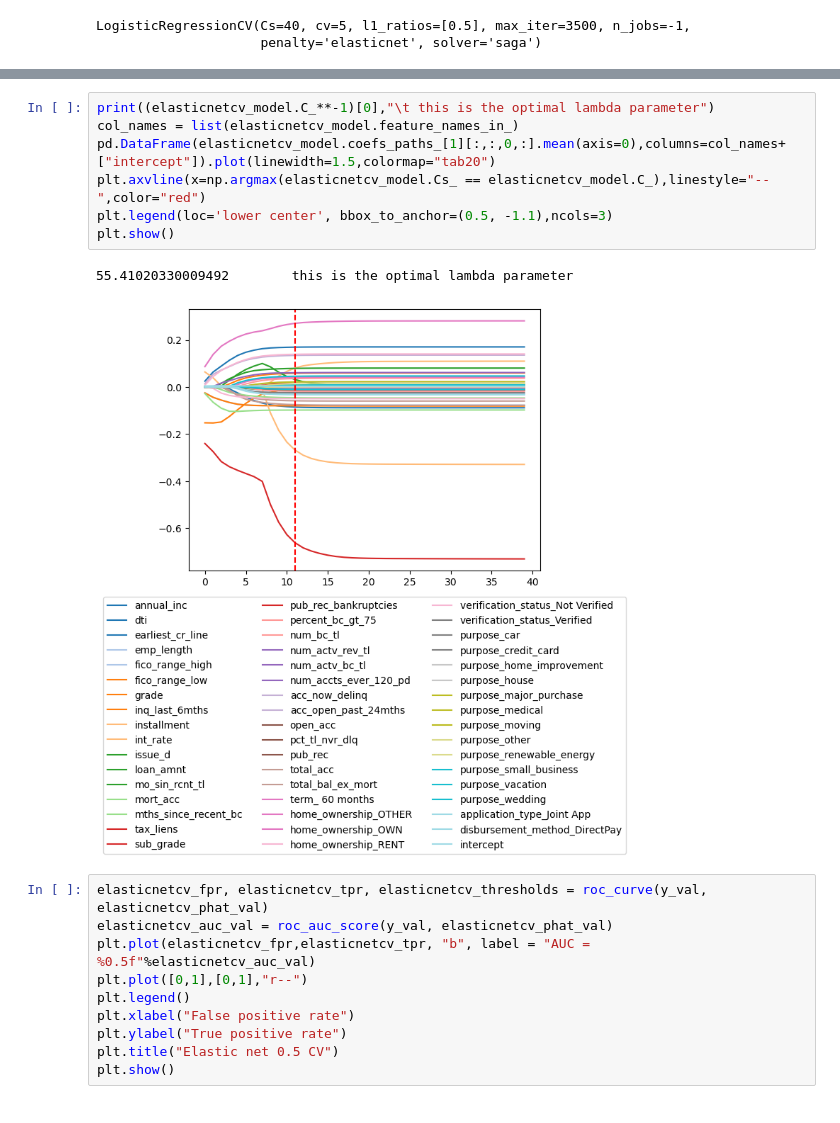
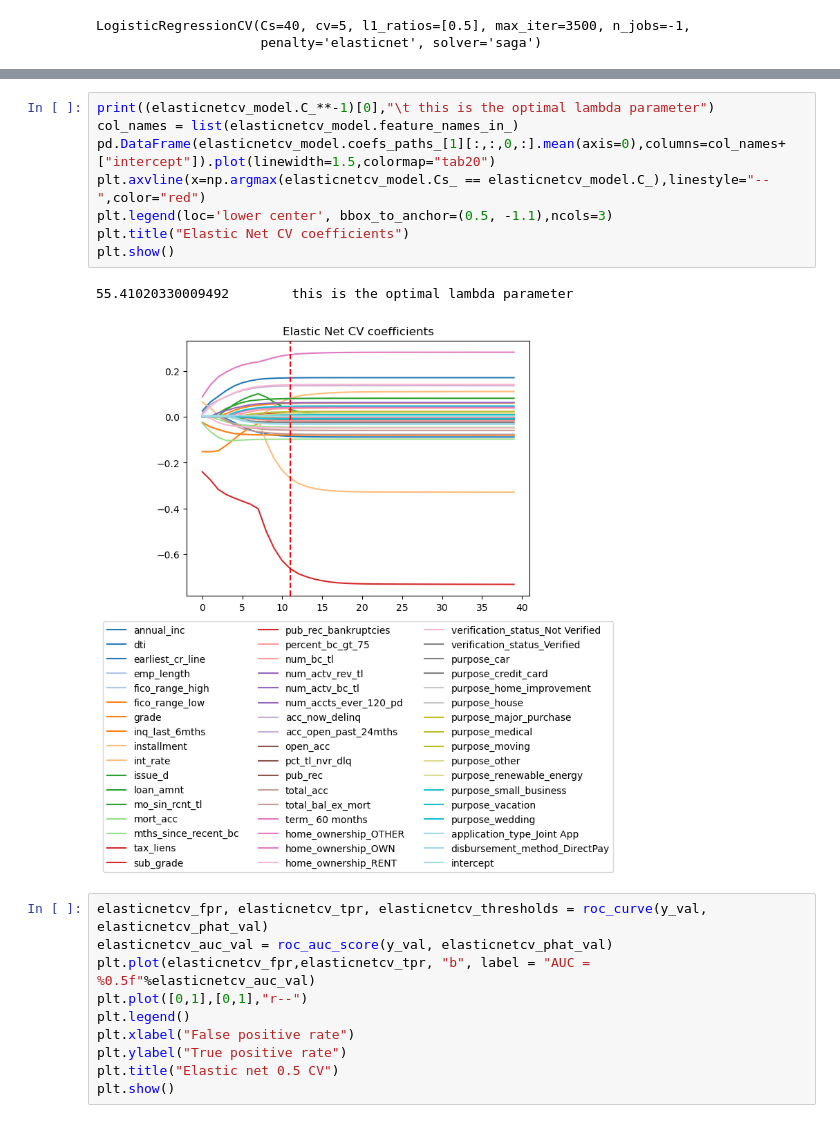
Before and after one commit to G-Mass/MTFI-project, a Jupyter notebook: p2p_lending_credit_risk_assessment.ipynb, the cells around one changed output, grey strips where cells are left out. Drawn from its saved outputs; the diff is of its cells as text.

```diff
--- a/p2p_lending_credit_risk_assessment.ipynb
+++ b/p2p_lending_credit_risk_assessment.ipynb
@@ -670,13 +694,14 @@ dtype: float64
 # %%
 print((elasticnetcv_model.C_**-1)[0],"\t this is the optimal lambda parameter")
 col_names = list(elasticnetcv_model.feature_names_in_)
 pd.DataFrame(elasticnetcv_model.coefs_paths_[1][:,:,0,:].mean(axis=0),columns=col_names+["intercept"]).plot(linewidth=1.5,colormap="tab20")
 plt.axvline(x=np.argmax(elasticnetcv_model.Cs_ == elasticnetcv_model.C_),linestyle="--",color="red")
 plt.legend(loc='lower center', bbox_to_anchor=(0.5, -1.1),ncols=3)
+plt.title("Elastic Net CV coefficients")
 plt.show()
 # %% [output]
 55.41020330009492        this is the optimal lambda parameter
-[figure, old version]
+[figure, new version]
 # %%
 elasticnetcv_fpr, elasticnetcv_tpr, elasticnetcv_thresholds = roc_curve(y_val, elasticnetcv_phat_val)
 elasticnetcv_auc_val = roc_auc_score(y_val, elasticnetcv_phat_val)
```
Also changed, not shown: parts of 29 cells of this notebook, 3 other files.
